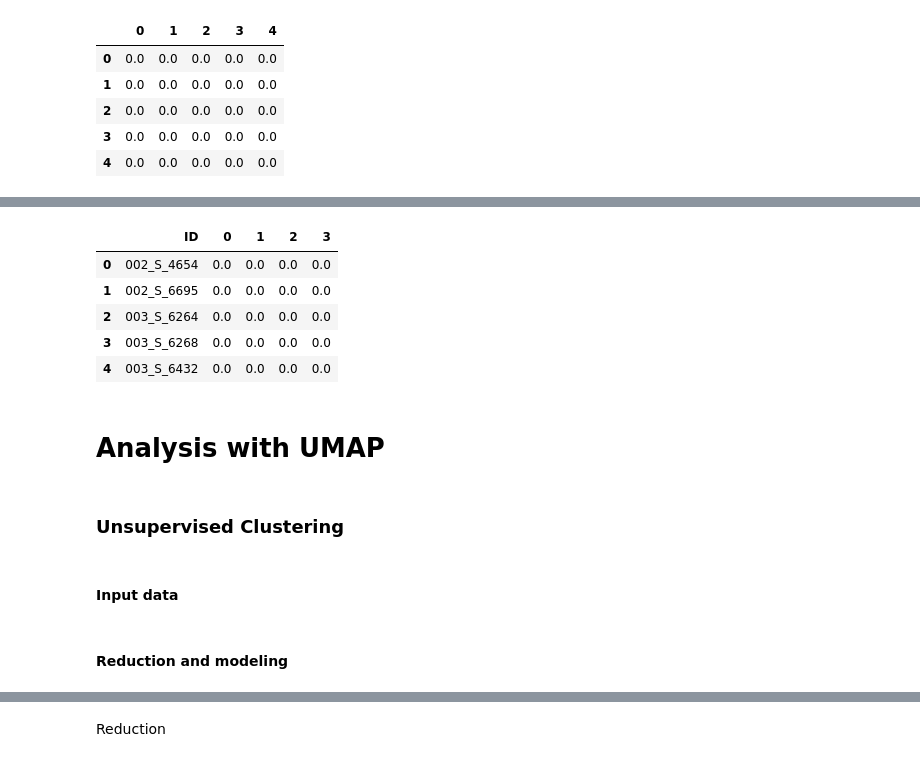
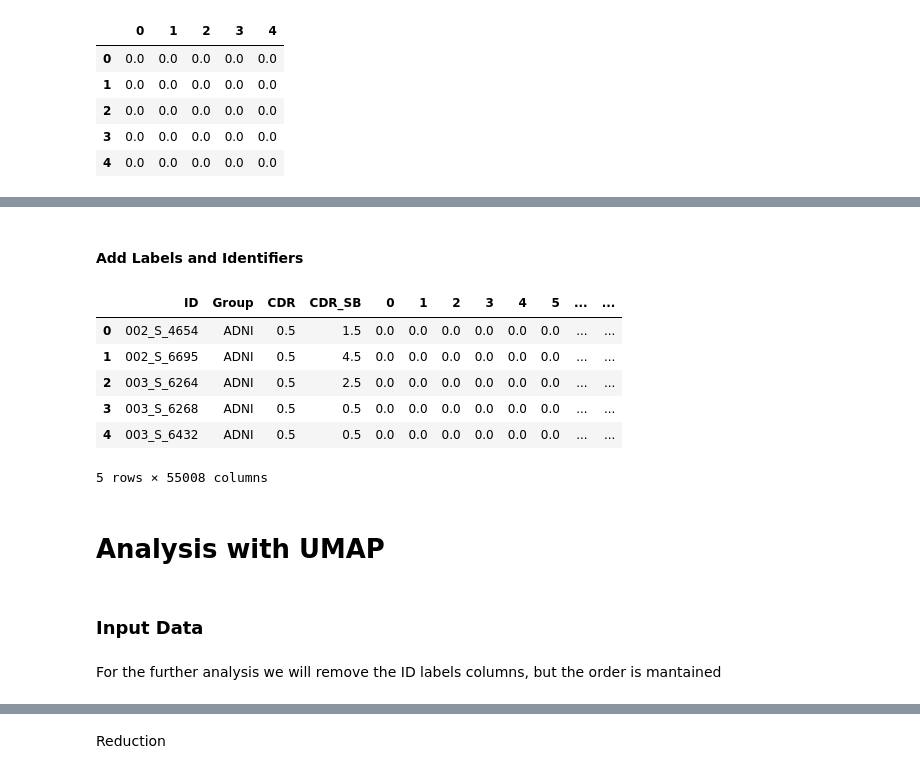
Before and after one commit to EmmaTosato/ANM_Verona, a Jupyter notebook: ANM_code.ipynb, the cells around one changed output, grey strips where cells are left out. Saved outputs shown, nothing was run; the diff lists cells and outputs as text; code cells hidden in the pictures.

```diff
--- a/ANM_code.ipynb
+++ b/ANM_code.ipynb
@@ -154,0 +153,2 @@ df.shape
+# %%
+df_labels = pd.merge(df_ids, df_xlsx[['ID', 'Group', 'CDR', 'CDR_SB']], on='ID', how='left')
@@ -187,6 +195,9 @@ assert len(mask) == df_thr.shape[1], "Mask and number of columns do not match"
 
 # Mask
 df_thr_masked = df_thr.loc[:, mask != 0]
+
+# Re-index for clarity
+df_thr_masked.columns = range(df_thr_masked.shape[1])
 # %%
 # Re-index for clarity
 df_thr_masked.columns = range(df_thr_masked.shape[1])
@@ -208,3 +216,0 @@ df_thr_masked.iloc[:5,:5]
-# %%
-# Add Subject Identifiers (new dataframe)
-df_thr_masked.insert(loc = 0, column = 'ID', value = sub_id)
@@ -213,16 +217,25 @@ subject_ids =  df_thr_masked['ID']
-# %%
-df_thr_masked.iloc[:5,:5]
-# %% [output]
-|  | ID | 0 | 1 | 2 | 3 |
-| 0 | 002_S_4654 | 0.0 | 0.0 | 0.0 | 0.0 |
-| 1 | 002_S_6695 | 0.0 | 0.0 | 0.0 | 0.0 |
-| 2 | 003_S_6264 | 0.0 | 0.0 | 0.0 | 0.0 |
-| 3 | 003_S_6268 | 0.0 | 0.0 | 0.0 | 0.0 |
-| 4 | 003_S_6432 | 0.0 | 0.0 | 0.0 | 0.0 |
-# %% [markdown]
-# Analysis with UMAP
-# %% [markdown]
-### Unsupervised Clustering
 # %% [markdown]
-#### Input data
+#### Add Labels and Identifiers
+# %%
+# Merge labels into subject IDs
+df_temp = pd.merge(df_ids, df_labels, on='ID', how='left')
+
+# Concatenate with the data
+df_merged = pd.concat([df_temp, df_thr_masked.drop(columns='ID')], axis=1)
+# %%
+df_merged.head(5)
+# %% [output]
+|  | ID | Group | CDR | CDR_SB | 0 | 1 | 2 | 3 | 4 | 5 | ... | ... |
+| 0 | 002_S_4654 | ADNI | 0.5 | 1.5 | 0.0 | 0.0 | 0.0 | 0.0 | 0.0 | 0.0 | ... | ... |
+| 1 | 002_S_6695 | ADNI | 0.5 | 4.5 | 0.0 | 0.0 | 0.0 | 0.0 | 0.0 | 0.0 | ... | ... |
+| 2 | 003_S_6264 | ADNI | 0.5 | 2.5 | 0.0 | 0.0 | 0.0 | 0.0 | 0.0 | 0.0 | ... | ... |
+| 3 | 003_S_6268 | ADNI | 0.5 | 0.5 | 0.0 | 0.0 | 0.0 | 0.0 | 0.0 | 0.0 | ... | ... |
+| 4 | 003_S_6432 | ADNI | 0.5 | 0.5 | 0.0 | 0.0 | 0.0 | 0.0 | 0.0 | 0.0 | ... | ... |
+5 rows × 55008 columns
+# %% [markdown]
+# Analysis with UMAP
+# %% [markdown]
+### Input Data
+# %% [markdown]
+For the further analysis we will remove the ID labels columns, but the order is mantained
 # %%
@@ -238,2 +244,0 @@ group_var = df_merged['Group']
-# %% [markdown]
-#### Reduction and modeling
```
Also changed, not shown: parts of 40 cells of this notebook, 4 other files.
